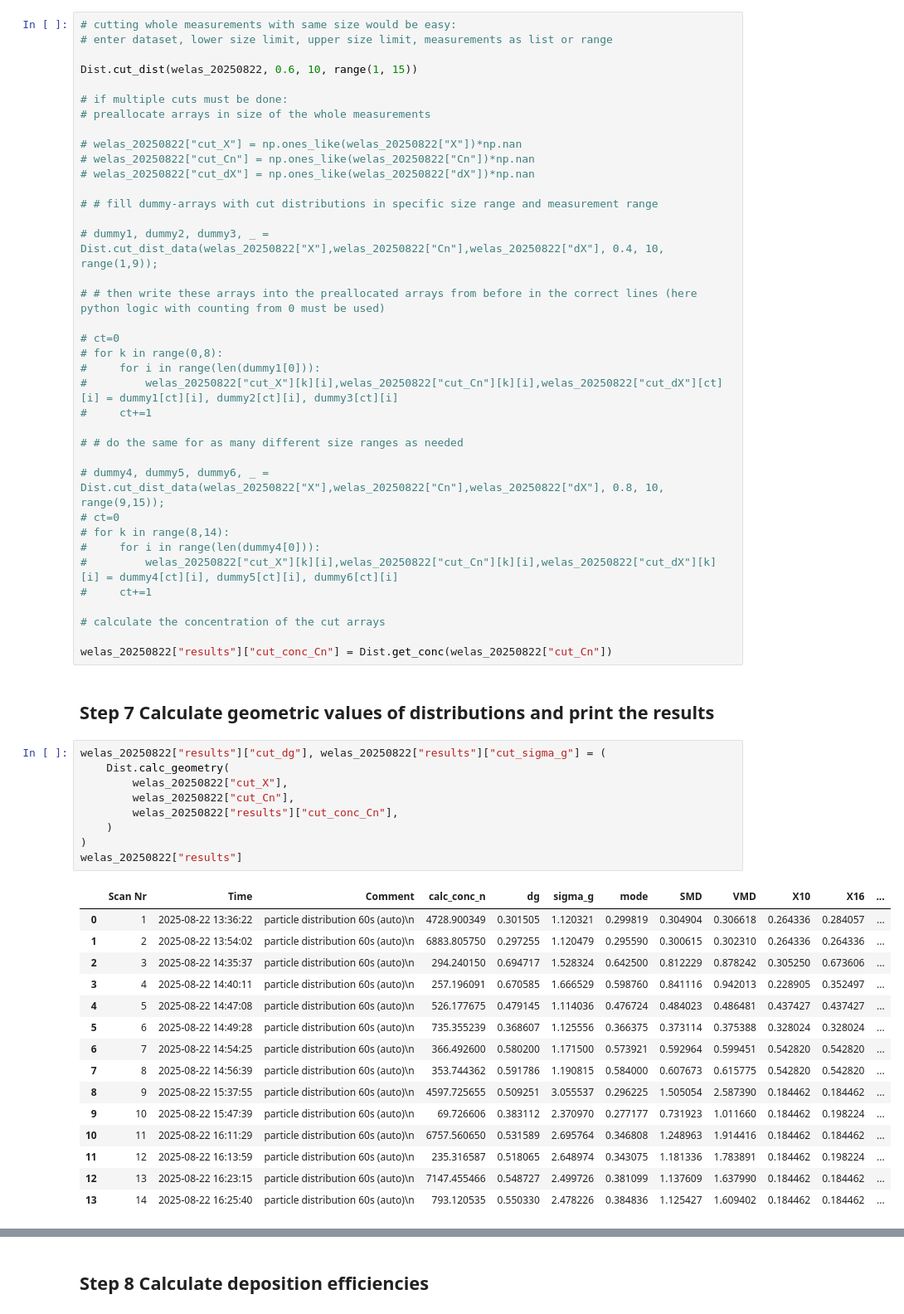
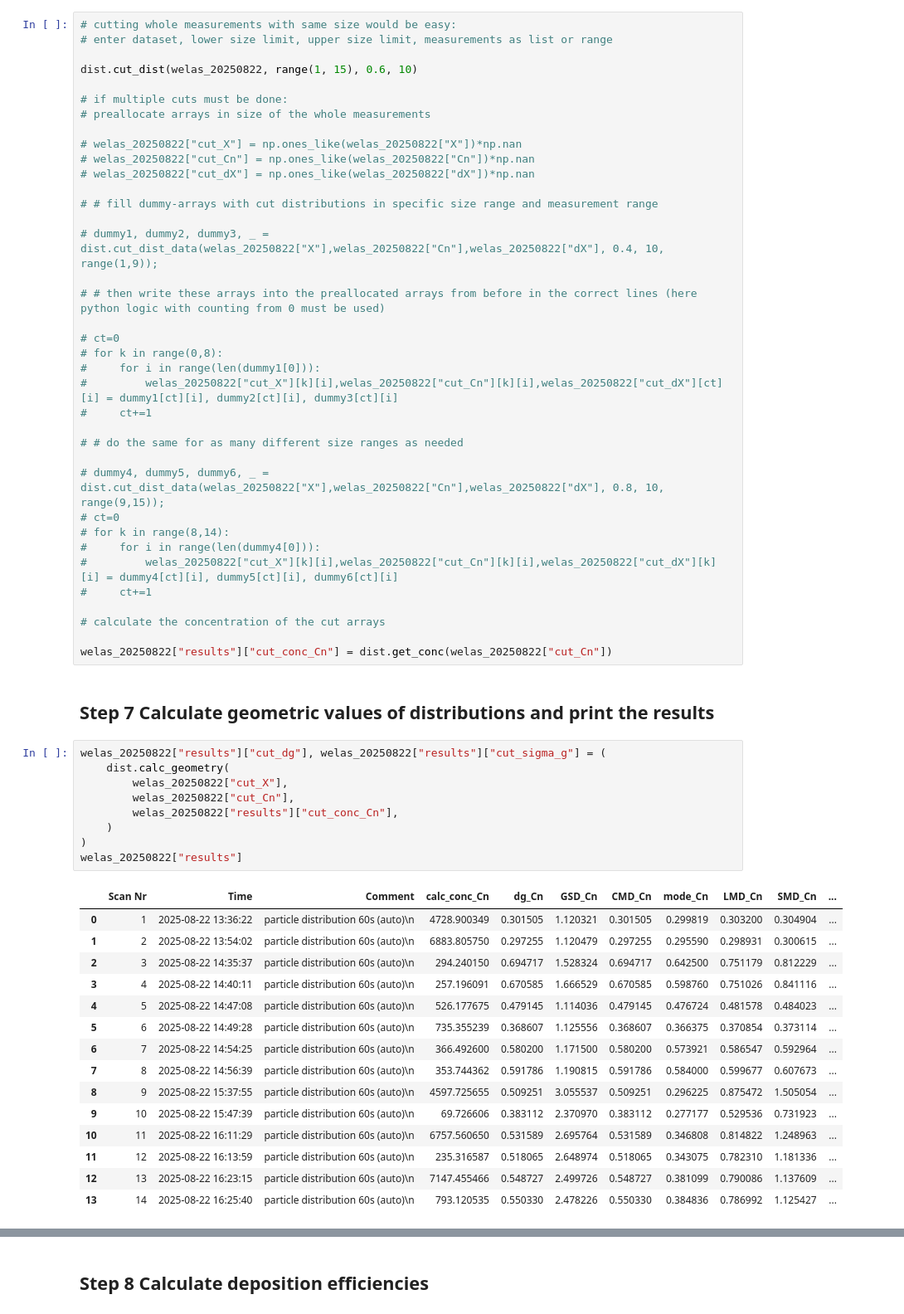
Before and after one commit to Haisch-Group/pypana, a Jupyter notebook: JupyterNotebooks/jupyter_example.ipynb, the cells around one changed output, grey strips where cells are left out. Shown at 83% size. Saved outputs shown, nothing was run; the diff lists cells and outputs as text.

```diff
--- a/JupyterNotebooks/jupyter_example.ipynb
+++ b/JupyterNotebooks/jupyter_example.ipynb
@@ -105,7 +94,7 @@ file saved to C:/Users/kevin.maier/Desktop/JuPyterEval/20250822_Promo_distributi
 # cutting whole measurements with same size would be easy:
 # enter dataset, lower size limit, upper size limit, measurements as list or range
 
-Dist.cut_dist(welas_20250822, 0.6, 10, range(1, 15))
+dist.cut_dist(welas_20250822, range(1, 15), 0.6, 10)
 
 # if multiple cuts must be done:
 # preallocate arrays in size of the whole measurements
@@ -116,7 +105,7 @@ Dist.cut_dist(welas_20250822, 0.6, 10, range(1, 15))
 
 # # fill dummy-arrays with cut distributions in specific size range and measurement range
 
-# dummy1, dummy2, dummy3, _ = Dist.cut_dist_data(welas_20250822["X"],welas_20250822["Cn"],welas_20250822["dX"], 0.4, 10, range(1,9));
+# dummy1, dummy2, dummy3, _ = dist.cut_dist_data(welas_20250822["X"],welas_20250822["Cn"],welas_20250822["dX"], 0.4, 10, range(1,9));
 
 # # then write these arrays into the preallocated arrays from before in the correct lines (here python logic with counting from 0 must be used)
 
@@ -128,7 +117,7 @@ Dist.cut_dist(welas_20250822, 0.6, 10, range(1, 15))
 
 # # do the same for as many different size ranges as needed
 
-# dummy4, dummy5, dummy6, _ = Dist.cut_dist_data(welas_20250822["X"],welas_20250822["Cn"],welas_20250822["dX"], 0.8, 10, range(9,15));
+# dummy4, dummy5, dummy6, _ = dist.cut_dist_data(welas_20250822["X"],welas_20250822["Cn"],welas_20250822["dX"], 0.8, 10, range(9,15));
 # ct=0
 # for k in range(8,14):
 #     for i in range(len(dummy4[0])):
@@ -137,34 +126,34 @@ Dist.cut_dist(welas_20250822, 0.6, 10, range(1, 15))
 
 # calculate the concentration of the cut arrays
 
-welas_20250822["results"]["cut_conc_Cn"] = Dist.get_conc(welas_20250822["cut_Cn"])
+welas_20250822["results"]["cut_conc_Cn"] = dist.get_conc(welas_20250822["cut_Cn"])
 # %% [markdown]
 ## Step 7 Calculate geometric values of distributions and print the results
 # %%
 welas_20250822["results"]["cut_dg"], welas_20250822["results"]["cut_sigma_g"] = (
-    Dist.calc_geometry(
+    dist.calc_geometry(
         welas_20250822["cut_X"],
         welas_20250822["cut_Cn"],
         welas_20250822["results"]["cut_conc_Cn"],
     )
 )
 welas_20250822["results"]
 # %% [output]
-|  | Scan Nr | Time | Comment | calc_conc_n | dg | sigma_g | mode | SMD | VMD | X10 | X16 | ... |
-| 0 | 1 | 2025-08-22 13:36:22 | particle distribution 60s (auto)\n | 4728.900349 | 0.301505 | 1.120321 | 0.299819 | 0.304904 | 0.306618 | 0.264336 | 0.284057 | ... |
-| 1 | 2 | 2025-08-22 13:54:02 | particle distribution 60s (auto)\n | 6883.805750 | 0.297255 | 1.120479 | 0.295590 | 0.300615 | 0.302310 | 0.264336 | 0.264336 | ... |
-| 2 | 3 | 2025-08-22 14:35:37 | particle distribution 60s (auto)\n | 294.240150 | 0.694717 | 1.528324 | 0.642500 | 0.812229 | 0.878242 | 0.305250 | 0.673606 | ... |
-| 3 | 4 | 2025-08-22 14:40:11 | particle distribution 60s (auto)\n | 257.196091 | 0.670585 | 1.666529 | 0.598760 | 0.841116 | 0.942013 | 0.228905 | 0.352497 | ... |
-| 4 | 5 | 2025-08-22 14:47:08 | particle distribution 60s (auto)\n | 526.177675 | 0.479145 | 1.114036 | 0.476724 | 0.484023 | 0.486481 | 0.437427 | 0.437427 | ... |
-| 5 | 6 | 2025-08-22 14:49:28 | particle distribution 60s (auto)\n | 735.355239 | 0.368607 | 1.125556 | 0.366375 | 0.373114 | 0.375388 | 0.328024 | 0.328024 | ... |
-| 6 | 7 | 2025-08-22 14:54:25 | particle distribution 60s (auto)\n | 366.492600 | 0.580200 | 1.171500 | 0.573921 | 0.592964 | 0.599451 | 0.542820 | 0.542820 | ... |
-| 7 | 8 | 2025-08-22 14:56:39 | particle distribution 60s (auto)\n | 353.744362 | 0.591786 | 1.190815 | 0.584000 | 0.607673 | 0.615775 | 0.542820 | 0.542820 | ... |
-| 8 | 9 | 2025-08-22 15:37:55 | particle distribution 60s (auto)\n | 4597.725655 | 0.509251 | 3.055537 | 0.296225 | 1.505054 | 2.587390 | 0.184462 | 0.184462 | ... |
-| 9 | 10 | 2025-08-22 15:47:39 | particle distribution 60s (auto)\n | 69.726606 | 0.383112 | 2.370970 | 0.277177 | 0.731923 | 1.011660 | 0.184462 | 0.198224 | ... |
-| 10 | 11 | 2025-08-22 16:11:29 | particle distribution 60s (auto)\n | 6757.560650 | 0.531589 | 2.695764 | 0.346808 | 1.248963 | 1.914416 | 0.184462 | 0.184462 | ... |
-| 11 | 12 | 2025-08-22 16:13:59 | particle distribution 60s (auto)\n | 235.316587 | 0.518065 | 2.648974 | 0.343075 | 1.181336 | 1.783891 | 0.184462 | 0.198224 | ... |
-| 12 | 13 | 2025-08-22 16:23:15 | particle distribution 60s (auto)\n | 7147.455466 | 0.548727 | 2.499726 | 0.381099 | 1.137609 | 1.637990 | 0.184462 | 0.184462 | ... |
-| 13 | 14 | 2025-08-22 16:25:40 | particle distribution 60s (auto)\n | 793.120535 | 0.550330 | 2.478226 | 0.384836 | 1.125427 | 1.609402 | 0.184462 | 0.184462 | ... |
+|  | Scan Nr | Time | Comment | calc_conc_Cn | dg_Cn | GSD_Cn | CMD_Cn | mode_Cn | LMD_Cn | SMD_Cn | ... |
+| 0 | 1 | 2025-08-22 13:36:22 | particle distribution 60s (auto)\n | 4728.900349 | 0.301505 | 1.120321 | 0.301505 | 0.299819 | 0.303200 | 0.304904 | ... |
+| 1 | 2 | 2025-08-22 13:54:02 | particle distribution 60s (auto)\n | 6883.805750 | 0.297255 | 1.120479 | 0.297255 | 0.295590 | 0.298931 | 0.300615 | ... |
+| 2 | 3 | 2025-08-22 14:35:37 | particle distribution 60s (auto)\n | 294.240150 | 0.694717 | 1.528324 | 0.694717 | 0.642500 | 0.751179 | 0.812229 | ... |
+| 3 | 4 | 2025-08-22 14:40:11 | particle distribution 60s (auto)\n | 257.196091 | 0.670585 | 1.666529 | 0.670585 | 0.598760 | 0.751026 | 0.841116 | ... |
+| 4 | 5 | 2025-08-22 14:47:08 | particle distribution 60s (auto)\n | 526.177675 | 0.479145 | 1.114036 | 0.479145 | 0.476724 | 0.481578 | 0.484023 | ... |
+| 5 | 6 | 2025-08-22 14:49:28 | particle distribution 60s (auto)\n | 735.355239 | 0.368607 | 1.125556 | 0.368607 | 0.366375 | 0.370854 | 0.373114 | ... |
+| 6 | 7 | 2025-08-22 14:54:25 | particle distribution 60s (auto)\n | 366.492600 | 0.580200 | 1.171500 | 0.580200 | 0.573921 | 0.586547 | 0.592964 | ... |
+| 7 | 8 | 2025-08-22 14:56:39 | particle distribution 60s (auto)\n | 353.744362 | 0.591786 | 1.190815 | 0.591786 | 0.584000 | 0.599677 | 0.607673 | ... |
+| 8 | 9 | 2025-08-22 15:37:55 | particle distribution 60s (auto)\n | 4597.725655 | 0.509251 | 3.055537 | 0.509251 | 0.296225 | 0.875472 | 1.505054 | ... |
+| 9 | 10 | 2025-08-22 15:47:39 | particle distribution 60s (auto)\n | 69.726606 | 0.383112 | 2.370970 | 0.383112 | 0.277177 | 0.529536 | 0.731923 | ... |
+| 10 | 11 | 2025-08-22 16:11:29 | particle distribution 60s (auto)\n | 6757.560650 | 0.531589 | 2.695764 | 0.531589 | 0.346808 | 0.814822 | 1.248963 | ... |
+| 11 | 12 | 2025-08-22 16:13:59 | particle distribution 60s (auto)\n | 235.316587 | 0.518065 | 2.648974 | 0.518065 | 0.343075 | 0.782310 | 1.181336 | ... |
+| 12 | 13 | 2025-08-22 16:23:15 | particle distribution 60s (auto)\n | 7147.455466 | 0.548727 | 2.499726 | 0.548727 | 0.381099 | 0.790086 | 1.137609 | ... |
+| 13 | 14 | 2025-08-22 16:25:40 | particle distribution 60s (auto)\n | 793.120535 | 0.550330 | 2.478226 | 0.550330 | 0.384836 | 0.786992 | 1.125427 | ... |
 # %% [markdown]
 ## Step 8 Decide, which measurements should be used for the final evaluation and sort the size and concentration data into lists
 
```
Also changed, not shown: parts of 12 cells of this notebook.
